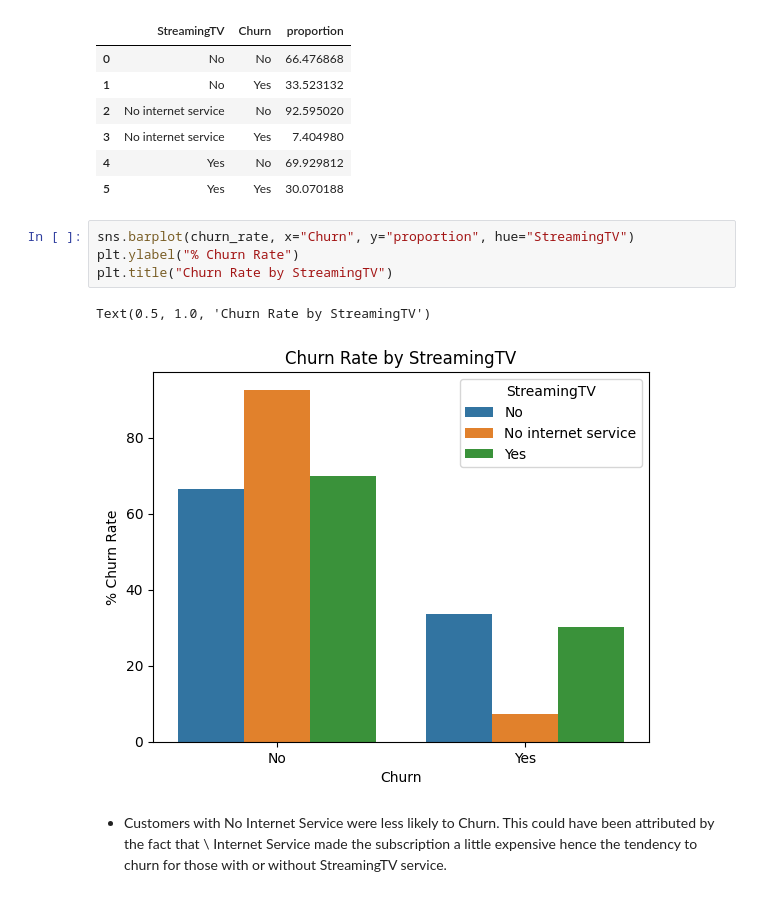
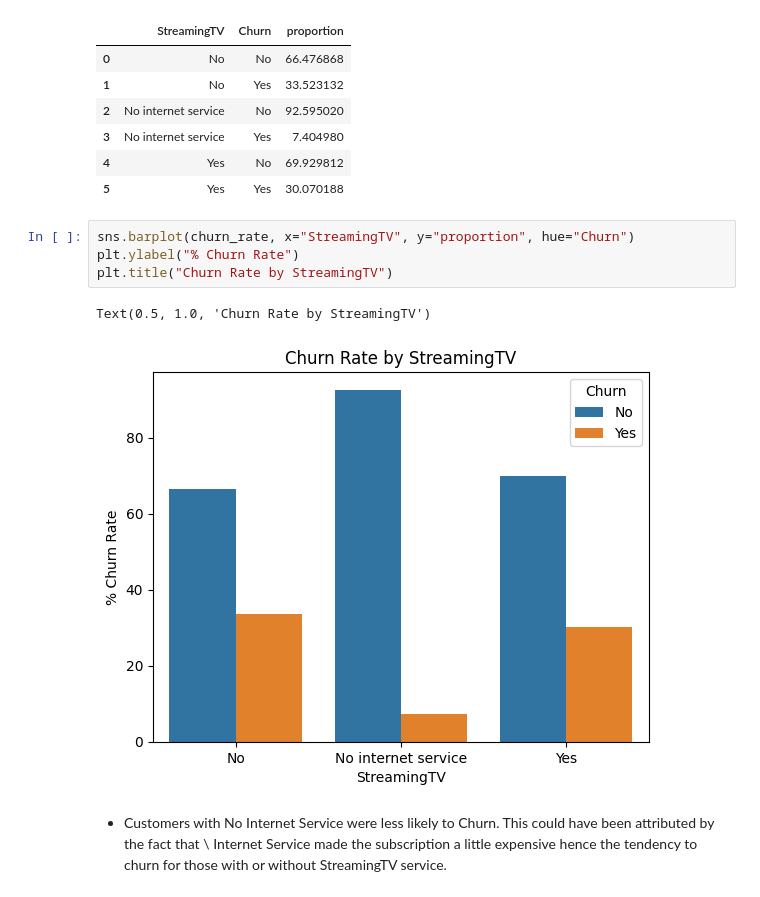
Before and after one commit to mut-rogers/customer_churn, a Jupyter notebook: churn.ipynb, the cells around one changed output. Cells and saved outputs as stored; diff of their text form.

```diff
--- a/churn.ipynb
+++ b/churn.ipynb
@@ -320,11 +322,11 @@ churn_rate
 | 4 | Yes | No | 69.929812 |
 | 5 | Yes | Yes | 30.070188 |
 # %%
-sns.barplot(churn_rate, x="Churn", y="proportion", hue="StreamingTV")
+sns.barplot(churn_rate, x="StreamingTV", y="proportion", hue="Churn")
 plt.ylabel("% Churn Rate")
 plt.title("Churn Rate by StreamingTV")
 # %% [output]
 Text(0.5, 1.0, 'Churn Rate by StreamingTV')
-[figure, old version]
+[figure, new version]
 # %% [markdown]
 - Customers with No Internet Service were less likely to Churn. This could have been attributed by the fact that \ Internet Service made the subscription a little expensive hence the tendency to churn for those with or without StreamingTV service.
```
Also changed, not shown: parts of 3 cells of this notebook.
